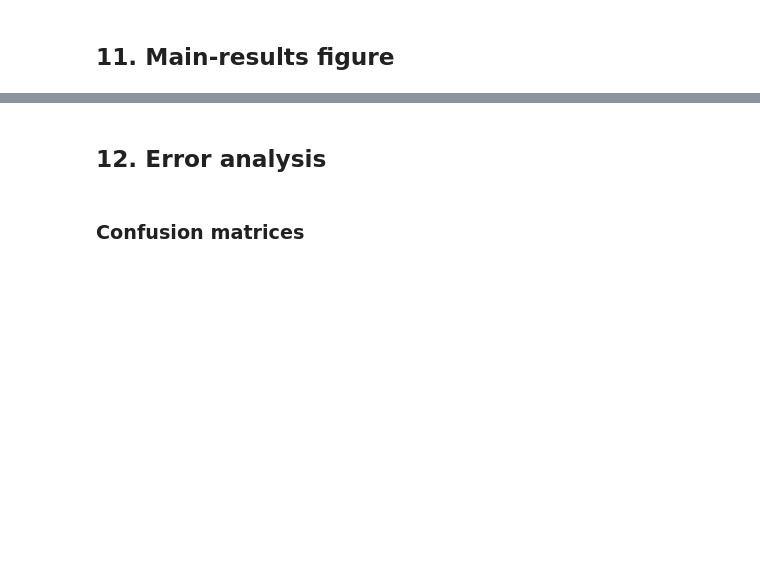
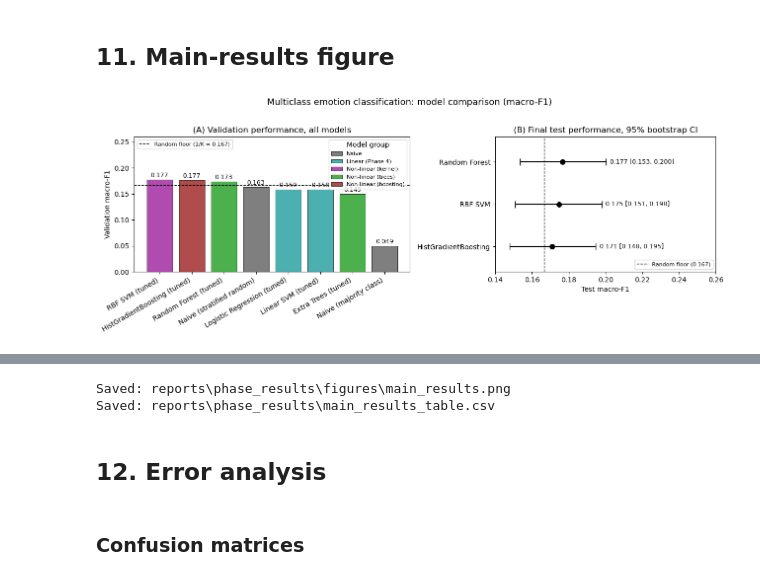
Before and after one commit to justinseeuoit/machine-learning-course-project, a Jupyter notebook: notebooks/3.0-experiments.ipynb, the cells around one changed output, grey strips where cells are left out. Saved outputs shown, nothing was run; the diff lists cells and outputs as text; code cells hidden in the pictures; blank space fills up the shorter version.

Commit message:
Completed main-results figure

```diff
--- a/notebooks/3.0-experiments.ipynb
+++ b/notebooks/3.0-experiments.ipynb
@@ -841,3 +841,71 @@ display(bootstrap_results.round(4))
 | 2 | RBF SVM | 0.1748 | 0.1742 | 0.1509 | 0.1980 | 0.0121 |
 # %% [markdown]
 ## 11. Main-results figure
+# %%
+GROUP_COLORS = {
+    "Naive": "#7f7f7f",
+    "Linear (Phase 4)": "#4cb0b0",
+    "Non-linear (kernel)": "#b04cb0",
+    "Non-linear (trees)": "#4cb04c",
+    "Non-linear (boosting)": "#b04c4c",
+}
+
+# Figure A: validation macro-F1 for every model
+val_plot = validation_comparison.sort_values("val_macro_f1", ascending=False).reset_index(drop=True)
+val_labels = [f"{m} (tuned)" if m in TUNED_MODELS else m for m in val_plot["model"]]
+val_colors = [GROUP_COLORS[g] for g in val_plot["group"]]
+
+# Figure B: test macro-F1 with 95% bootstrap CIs
+test_plot = bootstrap_results.sort_values("test_macro_f1", ascending=True).reset_index(drop=True)
+point = test_plot["test_macro_f1"].to_numpy()
+lower = point - test_plot["ci_lower"].to_numpy()
+upper = test_plot["ci_upper"].to_numpy() - point
+fig, (ax1, ax2) = plt.subplots(1, 2, figsize=(13, 5), gridspec_kw={"width_ratios": [1.25, 1]})
+
+# Figure A
+ax1.bar(val_labels, val_plot["val_macro_f1"], color=val_colors, edgecolor="black", linewidth=0.5)
+for i, v in enumerate(val_plot["val_macro_f1"]):
+    ax1.text(i, v + 0.002, f"{v:.3f}", ha="center", va="bottom", fontsize=9)
+ax1.axhline(RANDOM_FLOOR, color="black", linestyle="--", linewidth=1, label=f"Random floor (1/K = {RANDOM_FLOOR:.3f})")
+ax1.set_ylim(0, 0.26)
+ax1.set_ylabel("Validation macro-F1")
+ax1.set_xticks(range(len(val_labels)))
+ax1.set_xticklabels(val_labels, rotation=30, ha="right")
+ax1.set_title("(A) Validation performance, all models")
+
+group_handles = [plt.Rectangle((0, 0), 1, 1, facecolor=c, edgecolor="black", linewidth=0.5) for c in GROUP_COLORS.values()]
+group_legend = ax1.legend(group_handles, list(GROUP_COLORS), title="Model group", loc="upper right", fontsize=8)
+ax1.add_artist(group_legend)
+ax1.legend(loc="upper left", fontsize=8)
+
+# Panel B
+ypos = np.arange(len(test_plot))
+ax2.errorbar(point, ypos, xerr=[lower, upper], fmt="o", color="black", capsize=5, markersize=7, linewidth=1.5)
+for i, row in test_plot.iterrows():
+    ax2.text(row["ci_upper"] + 0.002, i, f"{row['test_macro_f1']:.3f} [{row['ci_lower']:.3f}, {row['ci_upper']:.3f}]", va="center", fontsize=9)
+ax2.axvline(RANDOM_FLOOR, color="black", linestyle="--", linewidth=1, label=f"Random floor ({RANDOM_FLOOR:.3f})")
+ax2.set_yticks(ypos)
+ax2.set_yticklabels(test_plot["model"])
+ax2.set_ylim(-0.6, len(test_plot) - 0.4)
+ax2.set_xlim(0.14, 0.26)
+ax2.set_xlabel("Test macro-F1")
+ax2.set_title("(B) Final test performance, 95% bootstrap CI")
+ax2.legend(loc="lower right", fontsize=8)
+
+fig.suptitle("Multiclass emotion classification: model comparison (macro-F1)", fontsize=13)
+fig.tight_layout(rect=[0, 0, 1, 0.96])
+fig.savefig(FIG_DIR / "main_results.png", dpi=300, bbox_inches="tight")
+plt.show()
+
+main_results_table = bootstrap_results.merge(validation_comparison[["model", "val_macro_f1"]], on="model", how="left")
+main_results_table["ci_includes_random_floor"] = ((main_results_table["ci_lower"] <= RANDOM_FLOOR) & (RANDOM_FLOOR <= main_results_table["ci_upper"]))
+main_results_table = (main_results_table[["model", "val_macro_f1", "test_macro_f1", "ci_lower", "ci_upper", "ci_includes_random_floor"]]
+                        .sort_values("test_macro_f1", ascending=False)
+                        .reset_index(drop=True))
+main_results_table.to_csv(REPORTS_DIR / "main_results_table.csv", index=False)
+display(main_results_table.round(4))
+
+print("Saved:", (FIG_DIR / "main_results.png").relative_to(ROOT))
+print("Saved:", (REPORTS_DIR / "main_results_table.csv").relative_to(ROOT))
+# %% [output]
+[figure, added]
@@ -844,3 +916,5 @@ display(bootstrap_results.round(4))
+Saved: reports\phase_results\figures\main_results.png
+Saved: reports\phase_results\main_results_table.csv
 # %% [markdown]
 ## 12. Error analysis
 # %% [markdown]
```
Also changed, not shown: parts of 9 cells of this notebook, 10 other files.
